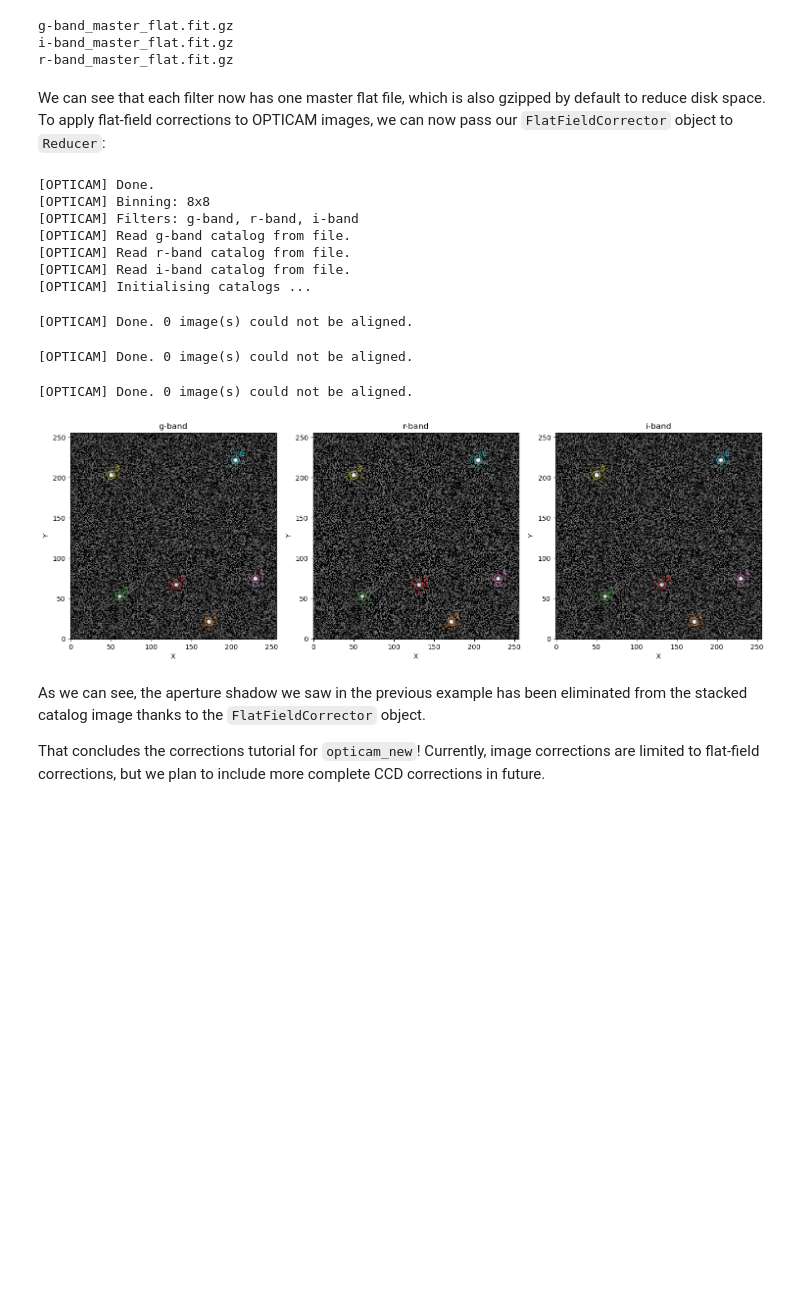
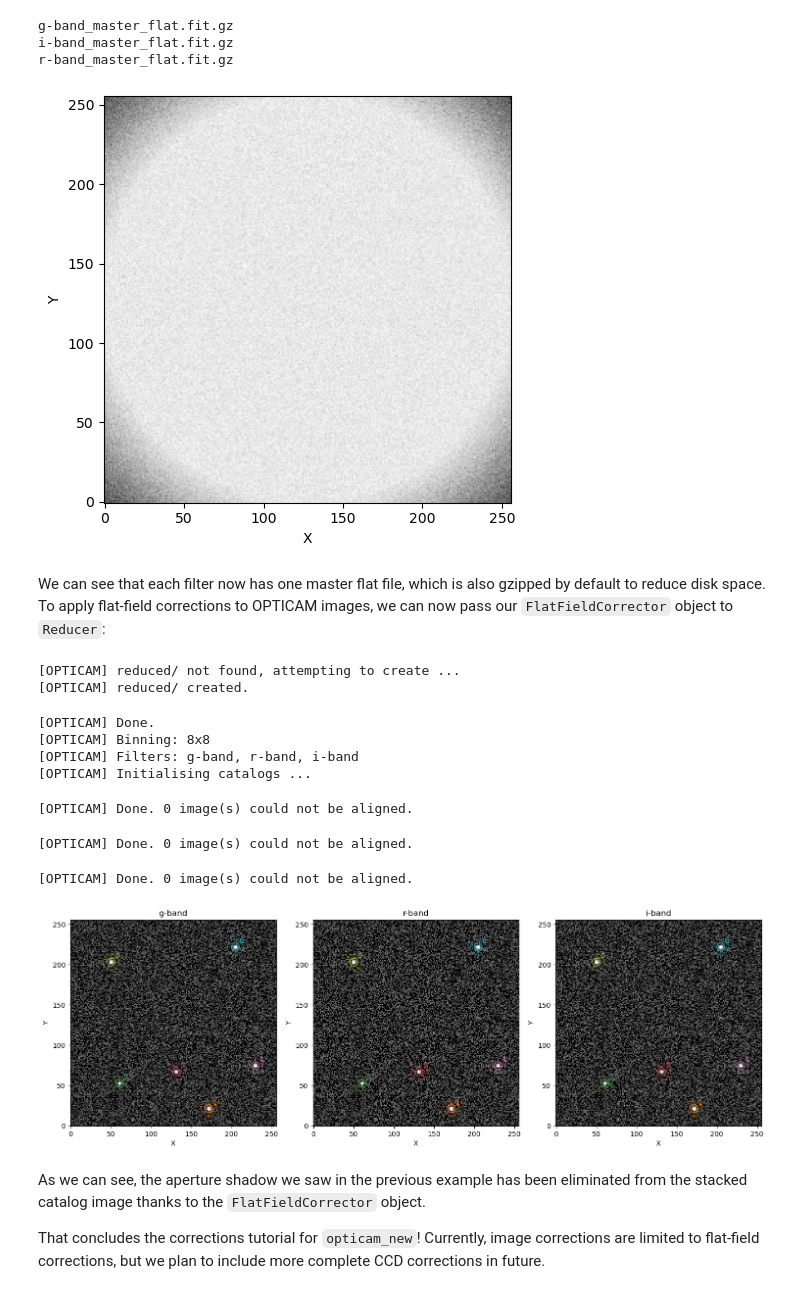
Before and after one commit to zairving/opticam, a Jupyter notebook: Tutorials/applying_corrections.ipynb, the cells around one changed output. Drawn from its saved outputs; the diff is of its cells as text; code cells hidden in the pictures; blank space fills up the shorter version.

```diff
--- a/Tutorials/applying_corrections.ipynb
+++ b/Tutorials/applying_corrections.ipynb
@@ -44,7 +44,7 @@ import numpy as np
 
 file = flats[0]
 
-with fits.open(f'Flats/{file}') as hdul:
+with fits.open(f'flats/{file}') as hdul:
     print(repr(hdul[0].header))
     image = np.array(hdul[0].data)
 
@@ -73,5 +73,12 @@ For these synthetic flats, the shadow due to the telescope's circular aperture i
 # %%
-with fits.open("Data/g-band_image_0.fits") as hdul:
+from opticam_new.generate import create_synthetic_observations
+
+create_synthetic_observations(out_dir='data', overwrite=True)  # generate some synthetic observations
+
+files = sorted(os.listdir('data'))
+file = files[0]
+
+with fits.open(f"data/{file}") as hdul:
     image = np.array(hdul[0].data)
 
 fig, ax = plt.subplots(tight_layout=True)
@@ -107,30 +113,43 @@ for file in flats:
 g-band_master_flat.fit.gz
 i-band_master_flat.fit.gz
 r-band_master_flat.fit.gz
+# %%
+with fits.open(f"master_flats/master_flats/{flats[0]}") as hdul:
+    image = np.array(hdul[0].data)
+
+fig, ax = plt.subplots(tight_layout=True)
+
+im = ax.imshow(image, norm=simple_norm(image, stretch="sqrt"), origin="lower", cmap="Greys_r")
+
+ax.set_xlabel("X")
+ax.set_ylabel("Y")
+
+plt.show()
+# %% [output]
+[figure, added]
 # %% [markdown]
 We can see that each filter now has one master flat file, which is also gzipped by default to reduce disk space. To apply flat-field corrections to OPTICAM images, we can now pass our `FlatFieldCorrector` object to `Reducer`:
 # %%
 from opticam_new import Reducer
 
 reducer = Reducer(
-    data_directory='Data/',  # path to the simulated data
-    out_directory='Reduced/',  # path to where output will be saved
+    data_directory='data/',  # path to the simulated data
+    out_directory='reduced/',  # path to where output will be saved
     show_plots=True,
     flat_corrector=flat_corrector  # pass the flat field corrector to the reducer
     )
 
 reducer.initialise_catalogs(overwrite=True)
 # %% [output]
-[OPTICAM] Done.
-[OPTICAM] Binning: 8x8
-[OPTICAM] Filters: g-band, r-band, i-band
-[OPTICAM] Read g-band catalog from file.
-[OPTICAM] Read r-band catalog from file.
-[OPTICAM] Read i-band catalog from file.
-[OPTICAM] Initialising catalogs ...
+[OPTICAM] reduced/ not found, attempting to create ...
+[OPTICAM] reduced/ created.
-[OPTICAM] Done. 0 image(s) could not be aligned.
+[OPTICAM] Done.
+[OPTICAM] Binning: 8x8
+[OPTICAM] Filters: g-band, r-band, i-band
+[OPTICAM] Initialising catalogs ...
 [OPTICAM] Done. 0 image(s) could not be aligned.
 [OPTICAM] Done. 0 image(s) could not be aligned.
+[OPTICAM] Done. 0 image(s) could not be aligned.
 [figure]
 # %% [markdown]
 As we can see, the aperture shadow we saw in the previous example has been eliminated from the stacked catalog image thanks to the `FlatFieldCorrector` object.
```
Also changed, not shown: parts of 9 cells of this notebook.
